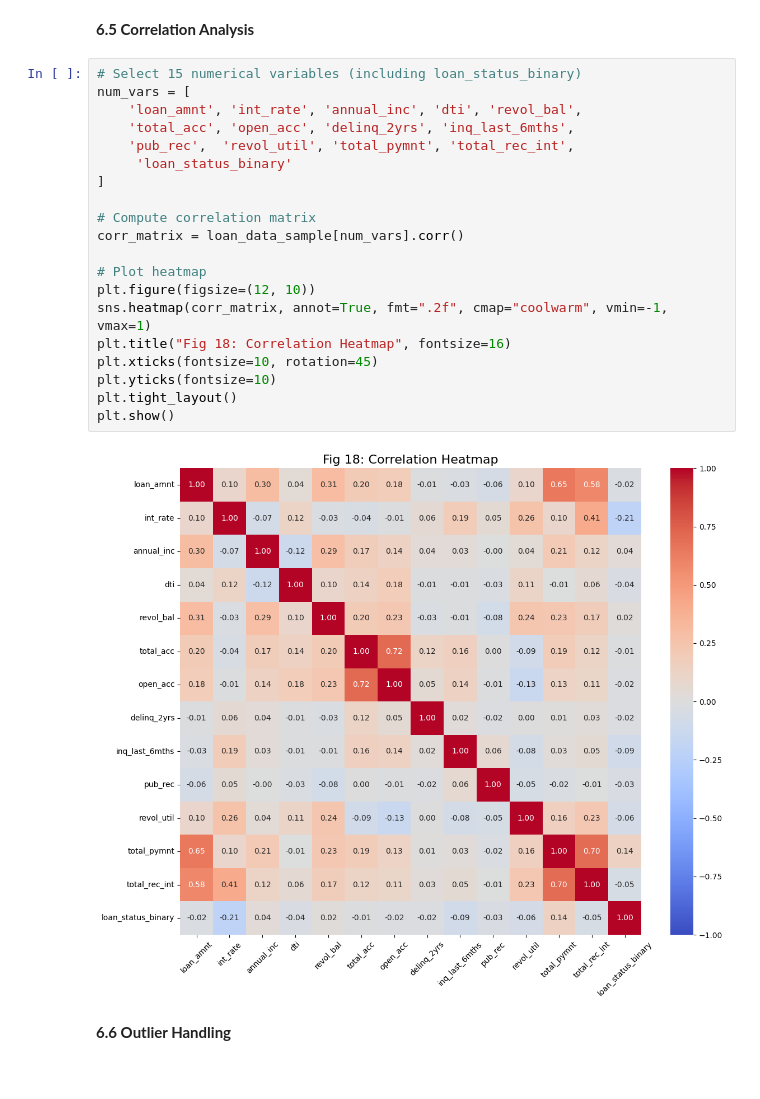
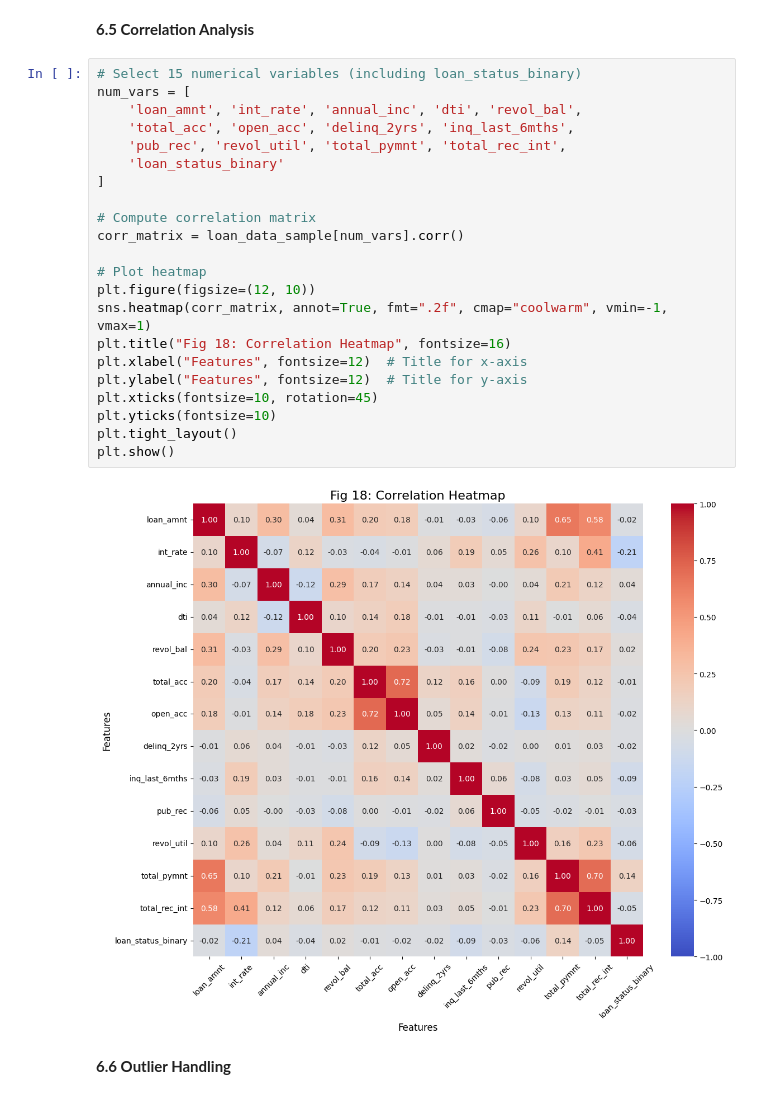
Before and after one commit to jerryorajekwe/Predicting-Loan-Default-Risk-with-Machine-Learning-Models, a Jupyter notebook: Loandefaultprediction.ipynb, the cells around one changed output. Drawn from its saved outputs; the diff is of its cells as text.

```diff
--- a/Loandefaultprediction.ipynb
+++ b/Loandefaultprediction.ipynb
@@ -325,25 +378,27 @@ for i, var in enumerate(numerical_vars, start=14):
 # %%
 # Select 15 numerical variables (including loan_status_binary)
 num_vars = [
     'loan_amnt', 'int_rate', 'annual_inc', 'dti', 'revol_bal',
     'total_acc', 'open_acc', 'delinq_2yrs', 'inq_last_6mths',
-    'pub_rec',  'revol_util', 'total_pymnt', 'total_rec_int',
-     'loan_status_binary'
+    'pub_rec', 'revol_util', 'total_pymnt', 'total_rec_int',
+    'loan_status_binary'
 ]
 
 # Compute correlation matrix
 corr_matrix = loan_data_sample[num_vars].corr()
 
 # Plot heatmap
 plt.figure(figsize=(12, 10))
 sns.heatmap(corr_matrix, annot=True, fmt=".2f", cmap="coolwarm", vmin=-1, vmax=1)
 plt.title("Fig 18: Correlation Heatmap", fontsize=16)
+plt.xlabel("Features", fontsize=12)  # Title for x-axis
+plt.ylabel("Features", fontsize=12)  # Title for y-axis
 plt.xticks(fontsize=10, rotation=45)
 plt.yticks(fontsize=10)
 plt.tight_layout()
 plt.show()
 # %% [output]
-[figure, old version]
+[figure, new version]
 # %% [markdown]
 **6.6 Outlier Handling**
 # %%
```
Also changed, not shown: parts of 12 cells of this notebook.
